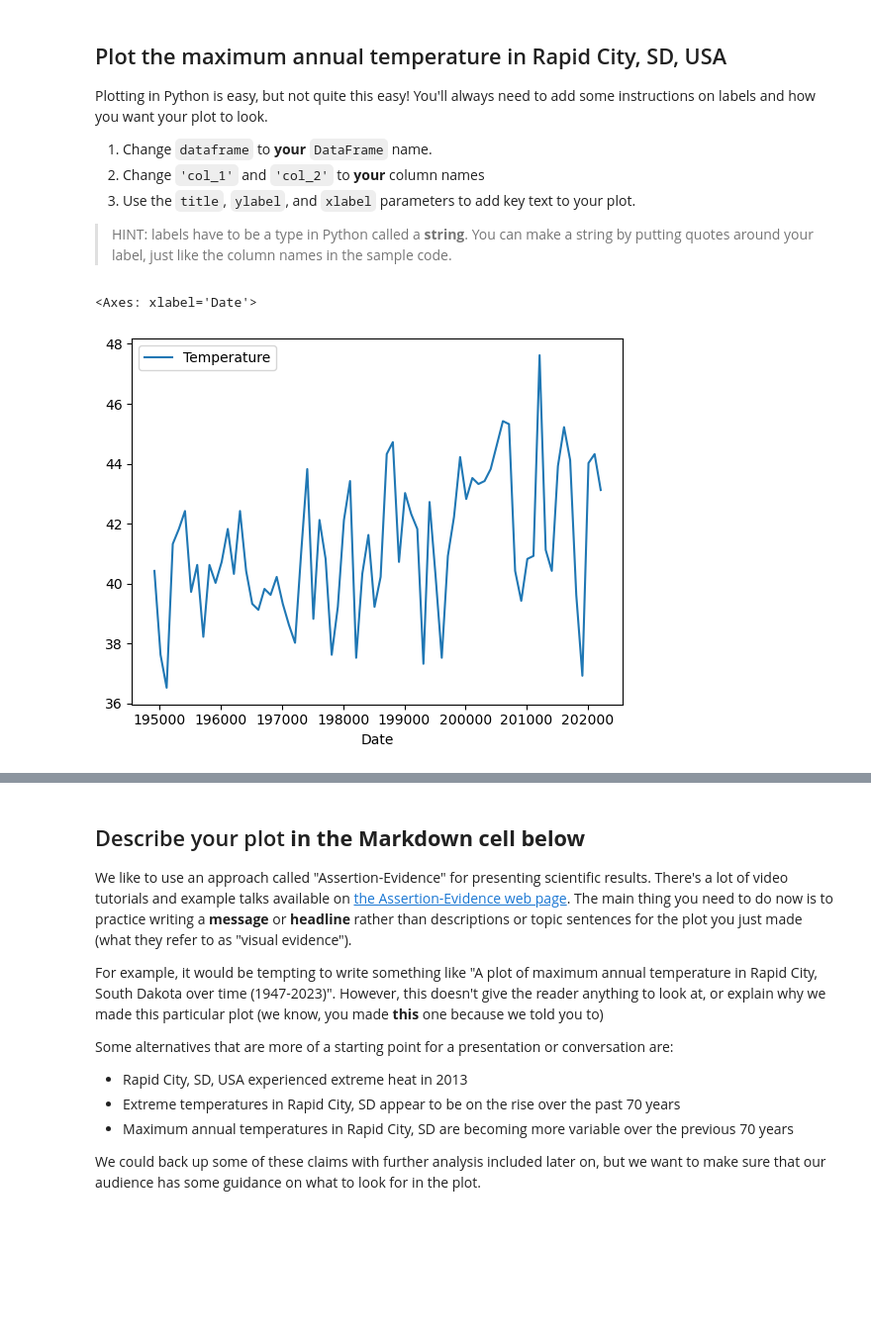
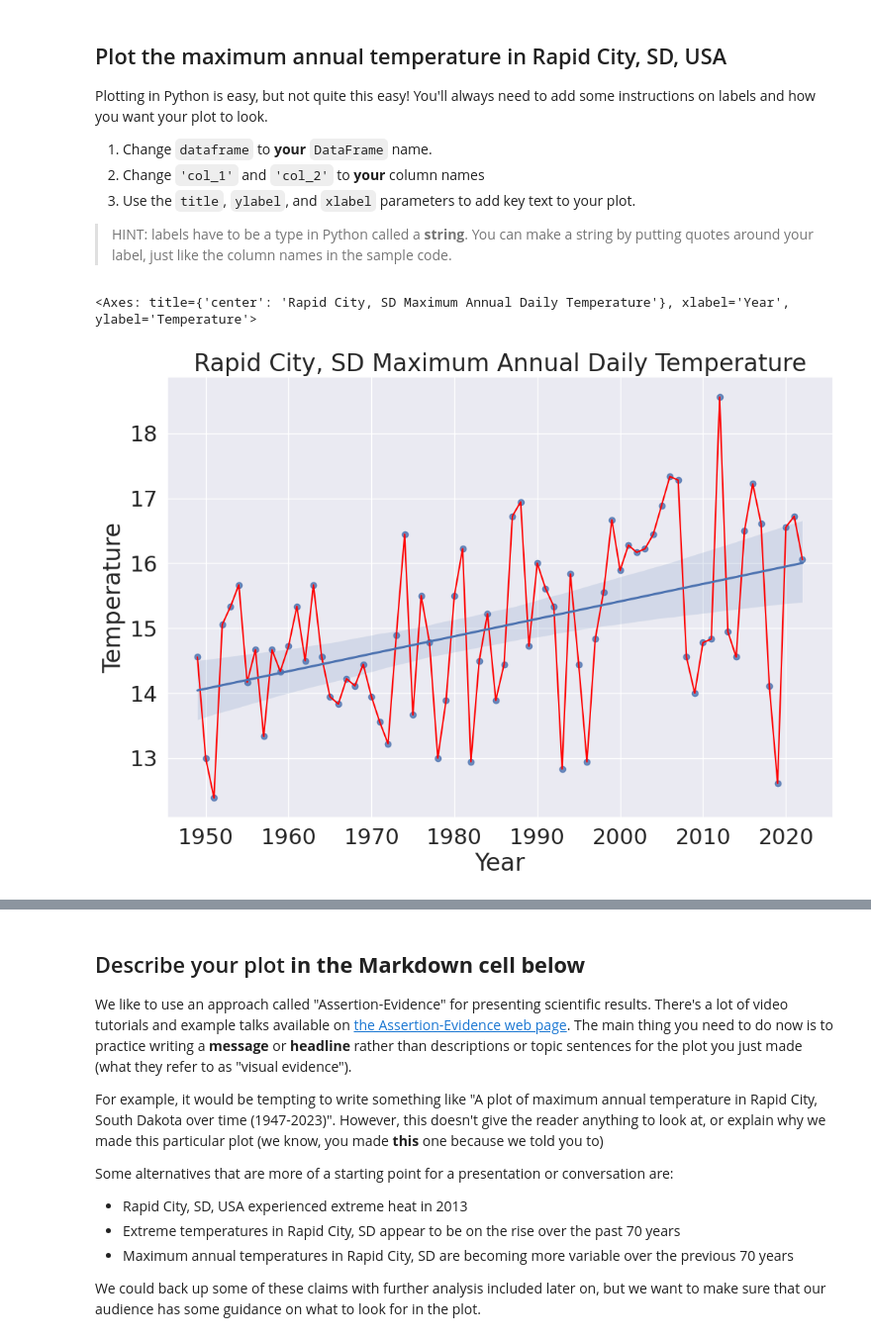
Before and after one commit to kahalama/get-started-with-reproducible-science-kahalama-1, a Jupyter notebook: Get Started with Open Reproducible Science.ipynb, the cells around one changed output, grey strips where cells are left out. Shown: that part at 99% size. Cells and saved outputs as stored; diff of their text form; code cells hidden in the pictures; blank space fills up the shorter version.

Commit message:
plot is done

```diff
--- a/Get Started with Open Reproducible Science.ipynb
+++ b/Get Started with Open Reproducible Science.ipynb
@@ -397,11 +397,22 @@ Plotting in Python is easy, but not quite this easy! You'll always need to add s
   3. Use the `title`, `ylabel`, and `xlabel` parameters to add key text to your plot.
 
 > HINT: labels have to be a type in Python called a **string**. You can make a string by putting quotes around your label, just like the column names in the sample code.
-# %%
-max_av_temp.plot(x='Date', y='Temperature')
-# %% [output]
-<Axes: xlabel='Date'>
-[figure, removed]
+# %%
+import seaborn as sns
+
+sns.set(font_scale=2)
+
+max_av_temp_df.plot(
+    x='Year', y='Temperature',
+    title='Rapid City, SD Maximum Annual Daily Temperature',
+    xlabel='Year',ylabel='Temperature ($^\circ$C)',
+    kind='line',
+    legend=False, figsize=(12, 8),
+    color='red')
+sns.regplot(max_av_temp_df, x='Year', y='Temperature',)
+# %% [output]
+<Axes: title={'center': 'Rapid City, SD Maximum Annual Daily Temperature'}, xlabel='Year', ylabel='Temperature'>
+[figure, added]
 # %% [markdown]
 **THIS ISN'T THE END! Don't forget to complete the next task where you will describe your plot**
 
```
Also changed, not shown: parts of 2 cells of this notebook.
